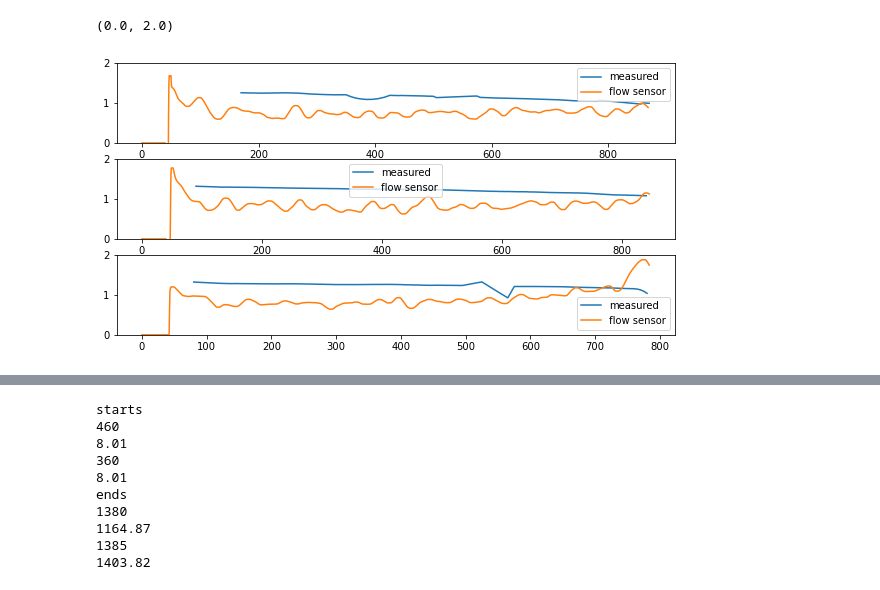
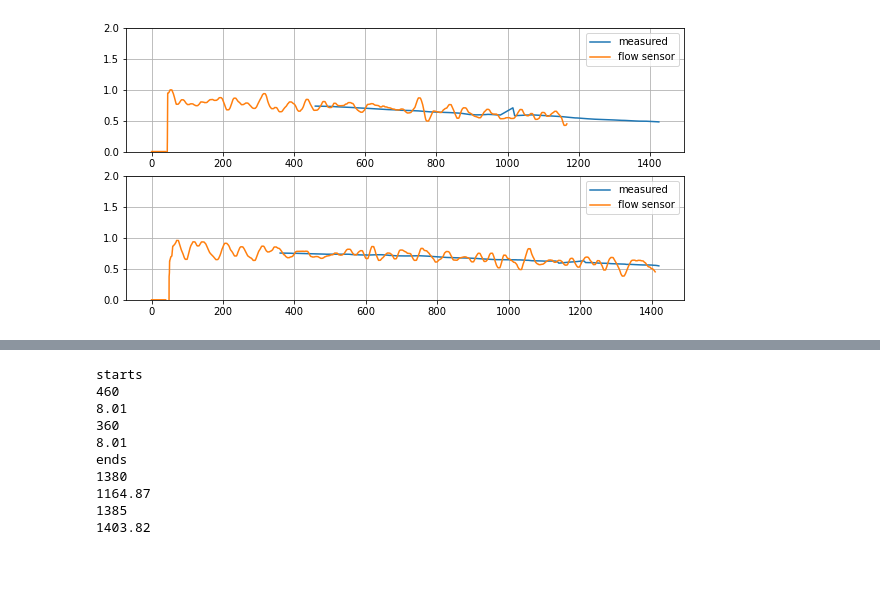
Before and after one commit to anne-mei/fydp-neofeed, a Jupyter notebook: signal_processing/For Sensor Analysis/2022-03-26-investigation/processing March 14 and March 24 data.ipynb, the cells around one changed output, grey strips where cells are left out. Drawn from its saved outputs; the diff is of its cells as text; code cells hidden in the pictures.

Commit message:
update filter parameters in get_flow_rate

```diff
--- a/signal_processing/For Sensor Analysis/2022-03-26-investigation/processing March 14 and March 24 data.ipynb
+++ b/signal_processing/For Sensor Analysis/2022-03-26-investigation/processing March 14 and March 24 data.ipynb
@@ -40,7 +41,7 @@ def get_rolling_slope(csv_data, datapnt_delay, calibration_factor):
     flow_rate = []
     flow_rate_filtered = []
 
-    for i in range(len(csv_data)):
+    for i in tqdm(range(len(csv_data))):
         val = csv_data[i]
         raw_data.append(val)
         if i>window_width_raw*fps:
@@ -50,9 +51,7 @@ def get_rolling_slope(csv_data, datapnt_delay, calibration_factor):
             x =list(range(len(curr_window_raw_filtered)))
             curr_slope, intercept, r, p, std_err = stats.linregress(x, curr_window_raw_filtered)
 
-            #Convert light results
-            syringe_rad = 21.7/2 #Syringe radius in mm
-            syringe_area = math.pi*(syringe_rad ** 2)
+            #Convert load results
             density = 1 #1g/mL
             curr_flowrate = (1/density)*curr_slope*60*fps*-1  #convert from g/s to mL/min
 
@@ -67,7 +66,7 @@ def get_rolling_slope(csv_data, datapnt_delay, calibration_factor):
             curr_window_flowrate = flow_rate[curr_start:]
 
 #             curr_window_flowrate_filtered = butter_filter(curr_window_flowrate, cutoff_2, order_2, fps)[0]
-            curr_window_flowrate_filtered = stats.trim_mean(curr_window_flowrate,0.3)
+            curr_window_flowrate_filtered = stats.trim_mean(curr_window_flowrate,0.5) # 0.3)
 
 #             calibration_factor = 1.2  #0.54
             curr_window_flowrate_filtered = calibration_factor * curr_window_flowrate_filtered
@@ -243,43 +247,45 @@ first_run = True
 #     time_30_light2 = time_30_light2[89:-67]
 #     flow_rate_light2 = flow_rate_light2[89:-67]
 #     first_run = False
 
 # load_scaling_factor = -0.0067
-load_scaling_factor = 0.58
+load_scaling_factor = 0.54
 #load_scaling_factor = 0.58
 flow_rate_light1_scaled = [val*load_scaling_factor for val in flow_rate_light1]
 flow_rate_light2_scaled = [val*load_scaling_factor for val in flow_rate_light2]
-flow_rate_light3_scaled = [val*load_scaling_factor for val in flow_rate_light3]
+# flow_rate_light3_scaled = [val*load_scaling_factor for val in flow_rate_light3]
 # flow_rate_light1_scaled = flow_rate_light1
 # flow_rate_light2_scaled = flow_rate_light2
 # # =============================================================================
 
-fig, axs_2 = plt.subplots(3)
+fig, axs_2 = plt.subplots(2)
 # fig, axs_2 = plt.subplots(2)
 fig.set_figheight(5)
 fig.set_figwidth(10)
 
 y_lim = [0,2]
 axs_2[0].plot(time_light_measured1_filt, flow_rate_light_measured1, label='measured')
 axs_2[0].plot(time_30_light1, flow_rate_light1_scaled, label='flow sensor')
 # axs_2[0].plot(time_30_light1, flow_rate_light1, label='flow sensor')
 axs_2[0].legend()
 axs_2[0].set_ylim(y_lim)
+axs_2[0].grid()
 
 axs_2[1].plot(time_light_measured2_filt, flow_rate_light_measured2, label='measured')
 axs_2[1].plot(time_30_light2, flow_rate_light2_scaled, label='flow sensor')
 # axs_2[1].plot(time_30_light2, flow_rate_light2, label='flow sensor')
 axs_2[1].legend()
 axs_2[1].set_ylim(y_lim)
+axs_2[1].grid()
 
-axs_2[2].plot(time_light_measured3_filt, flow_rate_light_measured3, label='measured')
-axs_2[2].plot(time_30_light3, flow_rate_light3_scaled, label='flow sensor')
-# axs_2[2].plot(time_30_light3, flow_rate_light3, label='flow sensor')
-axs_2[2].legend()
-axs_2[2].set_ylim(y_lim)
+
+# axs_2[2].plot(time_light_measured3_filt, flow_rate_light_measured3, label='measured')
+# axs_2[2].plot(time_30_light3, flow_rate_light3_scaled, label='flow sensor')
+# # axs_2[2].plot(time_30_light3, flow_rate_light3, label='flow sensor')
+# axs_2[2].legend()
+# axs_2[2].set_ylim(y_lim)
 # %% [output]
-(0.0, 2.0)
-[figure, old version]
+[figure, new version]
 # %%
 len(time_30_light1)
 # %% [output]
```
Also changed, not shown: parts of 12 cells of this notebook, 3 other files.
